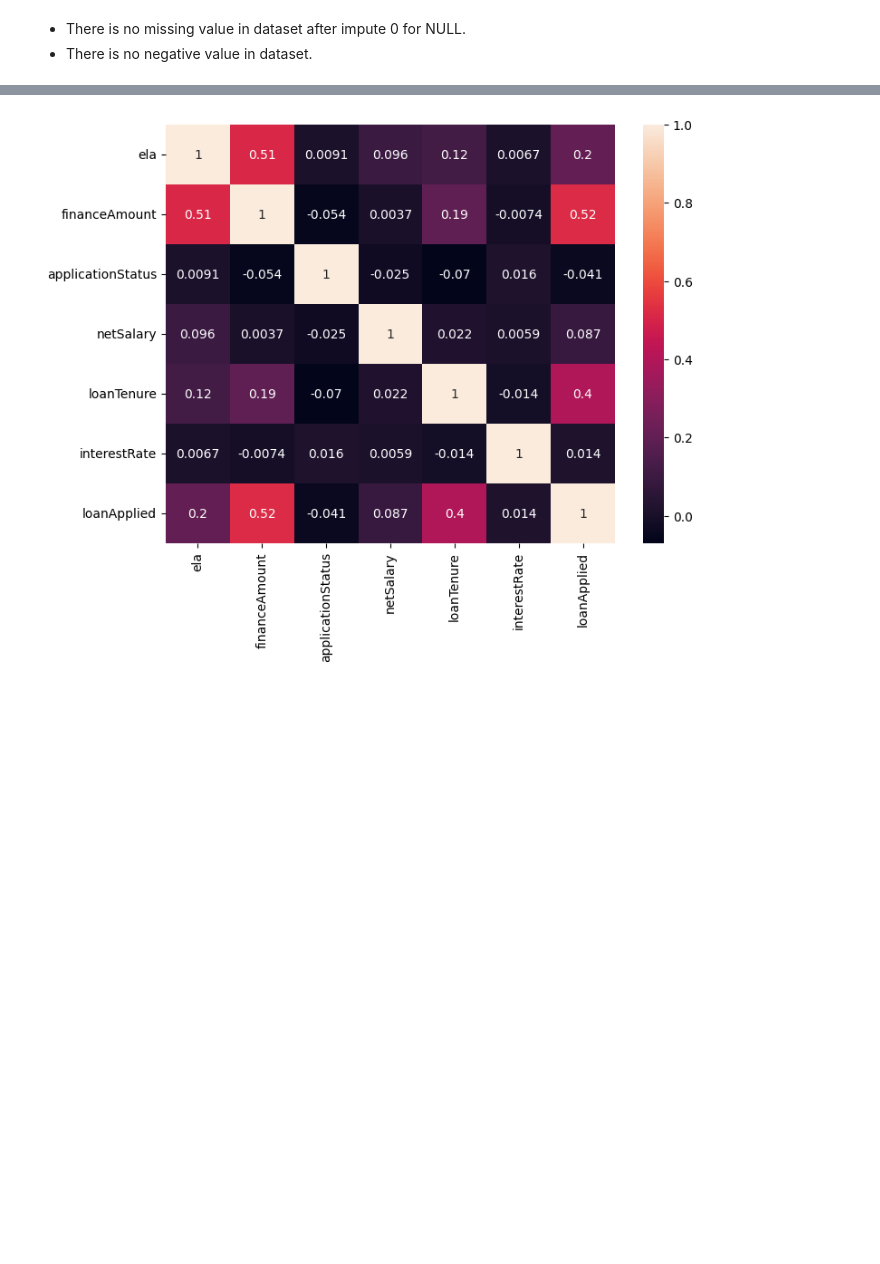
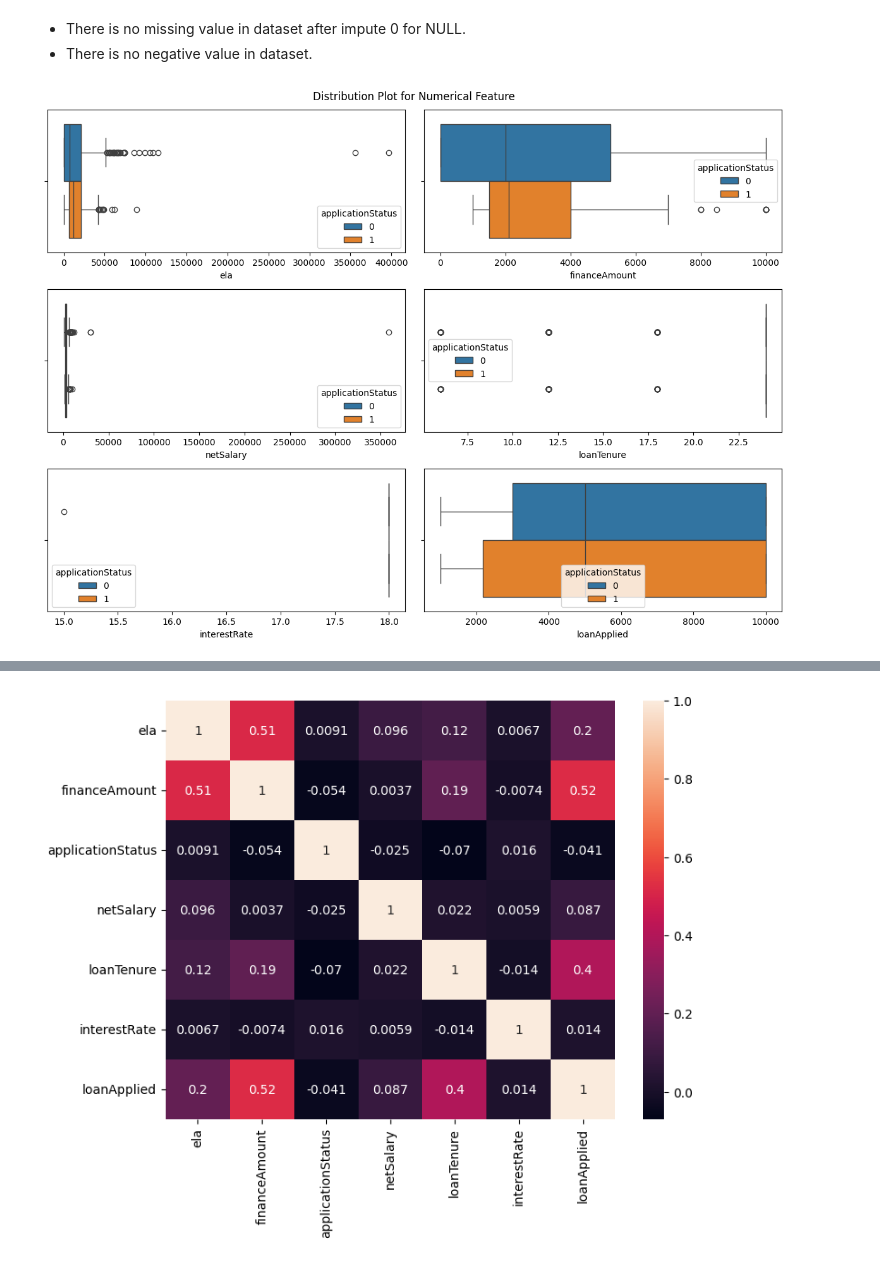
Before and after one commit to Jming9638/AI-Engineer-Assessment, a Jupyter notebook: assessment.ipynb, the cells around one changed output, grey strips where cells are left out. Drawn from its saved outputs; the diff is of its cells as text; code cells hidden in the pictures; blank space fills up the shorter version.

```diff
--- a/assessment.ipynb
+++ b/assessment.ipynb
@@ -146,3 +146,19 @@ data.drop(['postcode'], axis=1).describe()
 # %% [markdown]
 - There is no missing value in dataset after impute 0 for NULL.
 - There is no negative value in dataset.
+# %%
+features = data.drop(['postcode', 'applicationStatus'], axis=1).select_dtypes(include=np.number).columns.tolist()
+num_of_features = len(features)
+ncols = 2
+nrows = int(np.ceil(num_of_features / ncols))
+
+fig, axs = plt.subplots(nrows=nrows, ncols=ncols, figsize=(12, 3 * nrows))
+fig.suptitle('Distribution Plot for Numerical Feature')
+axs = axs.flatten()
+for i, col in enumerate(features):
+    sns.boxplot(data, x=col, hue='applicationStatus', ax=axs[i])
+
+plt.tight_layout()
+plt.show()
+# %% [output]
+[figure, added]
```
Also changed, not shown: parts of 15 cells of this notebook.
